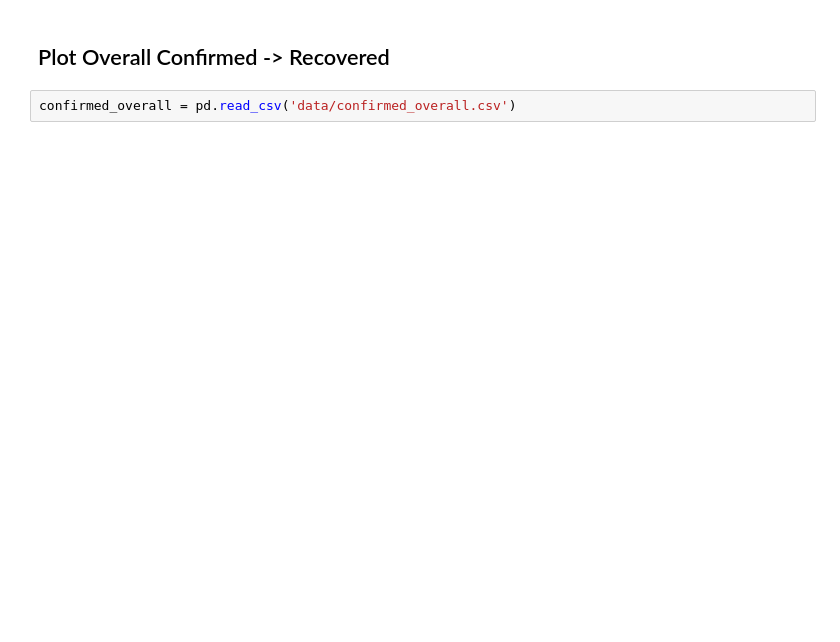
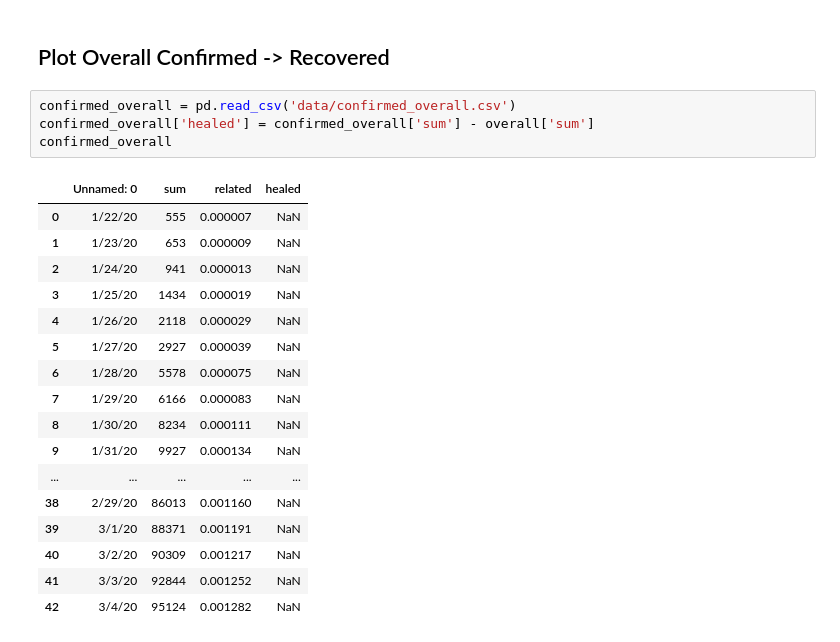
Before and after one commit to casarock/my_corona, a Jupyter notebook: COVID-19 Recovered Time Series.ipynb, the cells around one changed output. Drawn from its saved outputs; the diff is of its cells as text; blank space fills up the shorter version.

```diff
--- a/COVID-19 Recovered Time Series.ipynb
+++ b/COVID-19 Recovered Time Series.ipynb
@@ -110,6 +110,26 @@ plt.show()
 ## Plot Overall Confirmed -> Recovered
 # %%
 confirmed_overall = pd.read_csv('data/confirmed_overall.csv')
+confirmed_overall['healed'] = confirmed_overall['sum'] - overall['sum']
+confirmed_overall
+# %% [output]
+|  | Unnamed: 0 | sum | related | healed |
+| 0 | 1/22/20 | 555 | 0.000007 | NaN |
+| 1 | 1/23/20 | 653 | 0.000009 | NaN |
+| 2 | 1/24/20 | 941 | 0.000013 | NaN |
+| 3 | 1/25/20 | 1434 | 0.000019 | NaN |
+| 4 | 1/26/20 | 2118 | 0.000029 | NaN |
+| 5 | 1/27/20 | 2927 | 0.000039 | NaN |
+| 6 | 1/28/20 | 5578 | 0.000075 | NaN |
+| 7 | 1/29/20 | 6166 | 0.000083 | NaN |
+| 8 | 1/30/20 | 8234 | 0.000111 | NaN |
+| 9 | 1/31/20 | 9927 | 0.000134 | NaN |
+| ... | ... | ... | ... | ... |
+| 38 | 2/29/20 | 86013 | 0.001160 | NaN |
+| 39 | 3/1/20 | 88371 | 0.001191 | NaN |
+| 40 | 3/2/20 | 90309 | 0.001217 | NaN |
+| 41 | 3/3/20 | 92844 | 0.001252 | NaN |
+| 42 | 3/4/20 | 95124 | 0.001282 | NaN |
 # %%
 plt.figure(figsize=(8,5))
 ax = plt.gca()
```
Also changed, not shown: parts of 5 cells of this notebook, 8 other files.
